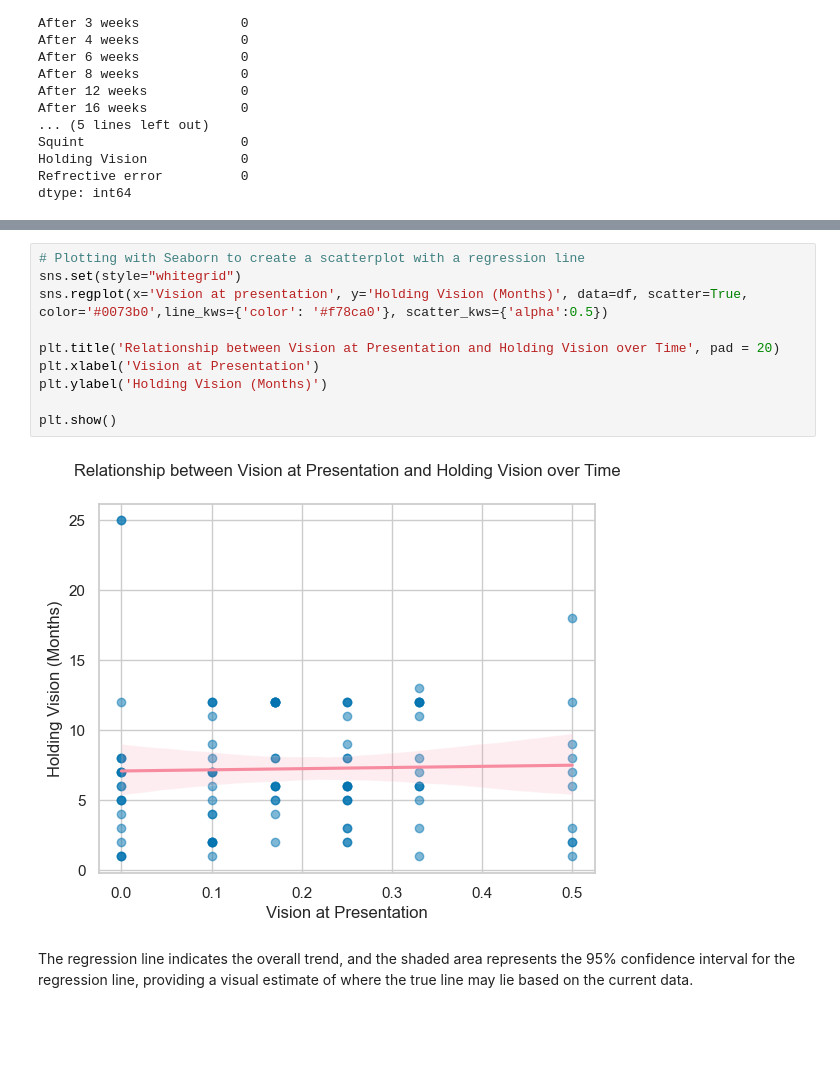
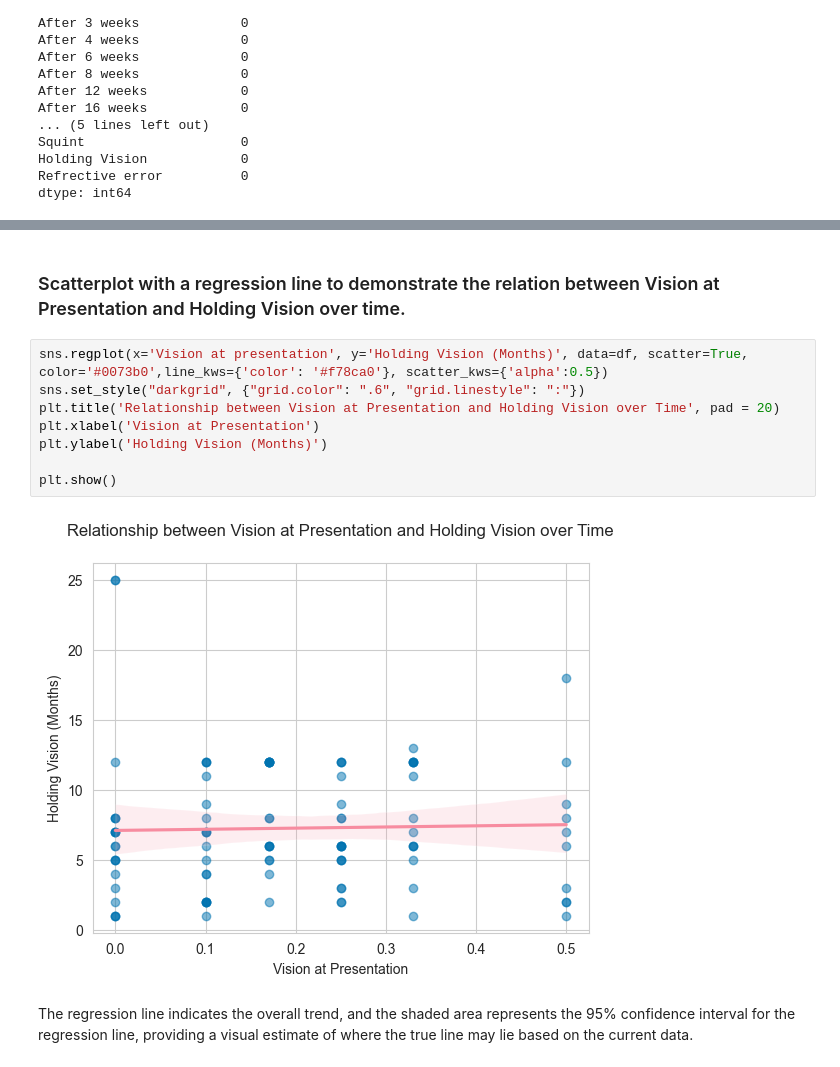
Before and after one commit to SoRaz049/DataAnalysisProjects, a Jupyter notebook: amblyopia/amblopia_1.ipynb, the cells around one changed output, grey strips where cells are left out. Drawn from its saved outputs; the diff is of its cells as text; blank space fills up the shorter version.

```diff
--- a/amblyopia/amblopia_1.ipynb
+++ b/amblyopia/amblopia_1.ipynb
@@ -230,14 +268,14 @@ plt.show()
+# %% [markdown]
+### Scatterplot with a regression line to demonstrate the relation between Vision at Presentation and Holding Vision over time.
 # %%
-# Plotting with Seaborn to create a scatterplot with a regression line
-sns.set(style="whitegrid")
 sns.regplot(x='Vision at presentation', y='Holding Vision (Months)', data=df, scatter=True, color='#0073b0',line_kws={'color': '#f78ca0'}, scatter_kws={'alpha':0.5})
-
+sns.set_style("darkgrid", {"grid.color": ".6", "grid.linestyle": ":"})
 plt.title('Relationship between Vision at Presentation and Holding Vision over Time', pad = 20)
 plt.xlabel('Vision at Presentation')
 plt.ylabel('Holding Vision (Months)')
 
 plt.show()
 # %% [output]
-[figure, old version]
+[figure, new version]
 # %% [markdown]
 The regression line indicates the overall trend, and the shaded area represents the 95% confidence interval for the regression line, providing a visual estimate of where the true line may lie based on the current data.
```
Also changed, not shown: parts of 32 cells of this notebook.
